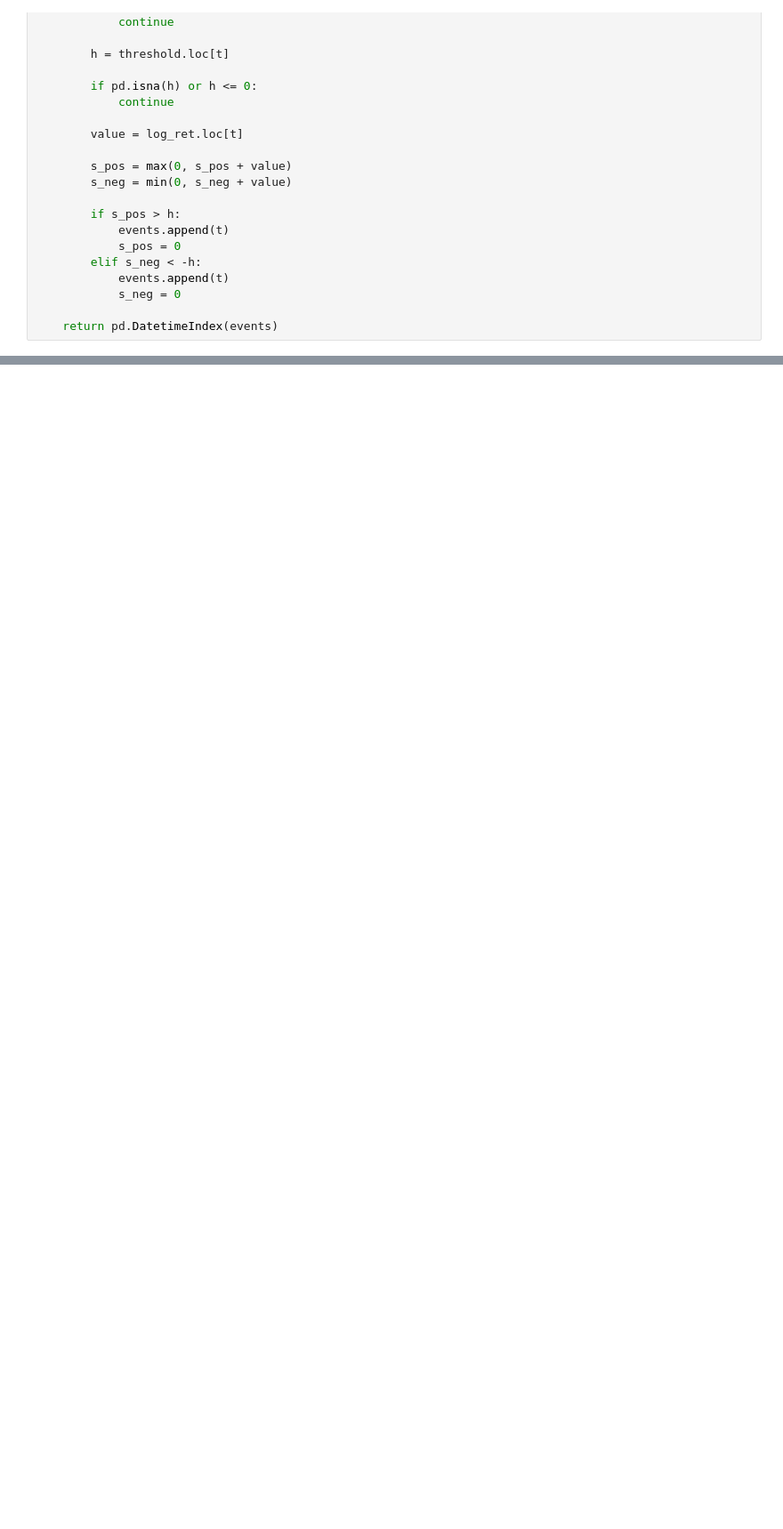
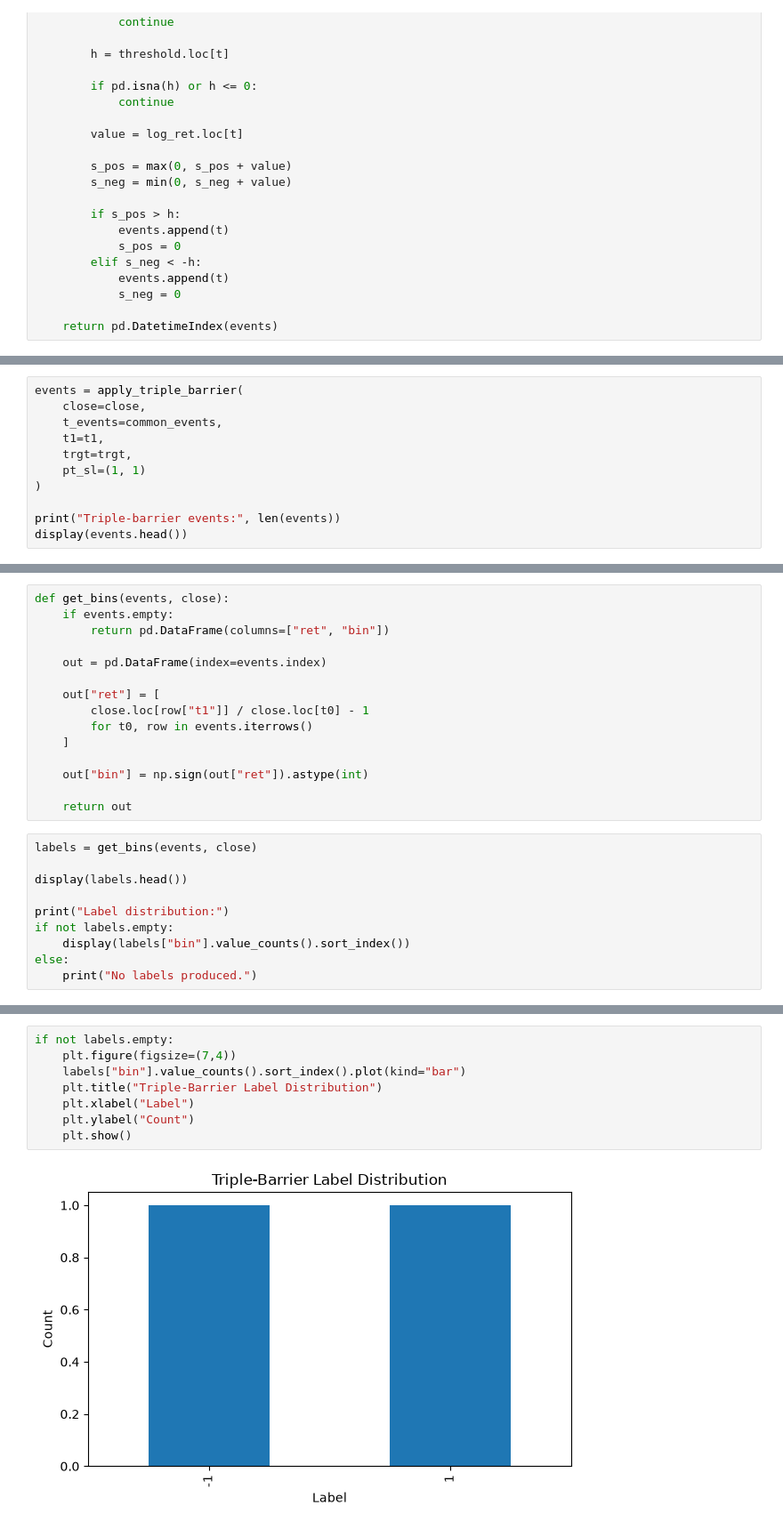
Before and after one commit to WhizIkem/Trading-Bars, a Jupyter notebook: Daily_Volatility/daily_volatility.ipynb, the cells around one changed output, grey strips where cells are left out. Shown at 89% size. Saved outputs shown, nothing was run; the diff lists cells and outputs as text; blank space fills up the shorter version.

```diff
--- a/Daily_Volatility/daily_volatility.ipynb
+++ b/Daily_Volatility/daily_volatility.ipynb
@@ -130,0 +277,11 @@ def cusum_filter(close, threshold):
+# %%
+events = apply_triple_barrier(
+    close=close,
+    t_events=common_events,
+    t1=t1,
+    trgt=trgt,
+    pt_sl=(1, 1)
+)
+
+print("Triple-barrier events:", len(events))
+display(events.head())
@@ -130,0 +313,25 @@ def cusum_filter(close, threshold):
+# %%
+def get_bins(events, close):
+    if events.empty:
+        return pd.DataFrame(columns=["ret", "bin"])
+
+    out = pd.DataFrame(index=events.index)
+
+    out["ret"] = [
+        close.loc[row["t1"]] / close.loc[t0] - 1
+        for t0, row in events.iterrows()
+    ]
+
+    out["bin"] = np.sign(out["ret"]).astype(int)
+
+    return out
+# %%
+labels = get_bins(events, close)
+
+display(labels.head())
+
+print("Label distribution:")
+if not labels.empty:
+    display(labels["bin"].value_counts().sort_index())
+else:
+    print("No labels produced.")
@@ -130,0 +368,10 @@ def cusum_filter(close, threshold):
+# %%
+if not labels.empty:
+    plt.figure(figsize=(7,4))
+    labels["bin"].value_counts().sort_index().plot(kind="bar")
+    plt.title("Triple-Barrier Label Distribution")
+    plt.xlabel("Label")
+    plt.ylabel("Count")
+    plt.show()
+# %% [output]
+[figure, added]
```
Also changed, not shown: parts of 11 cells of this notebook, 1 other file.
